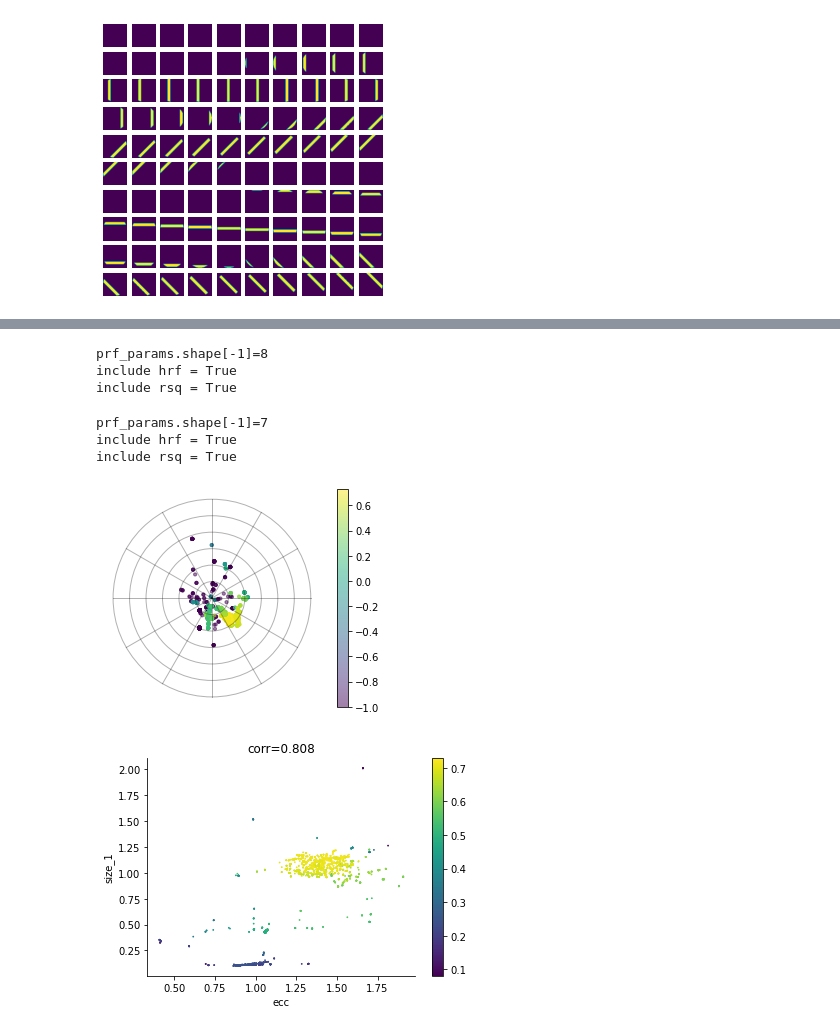
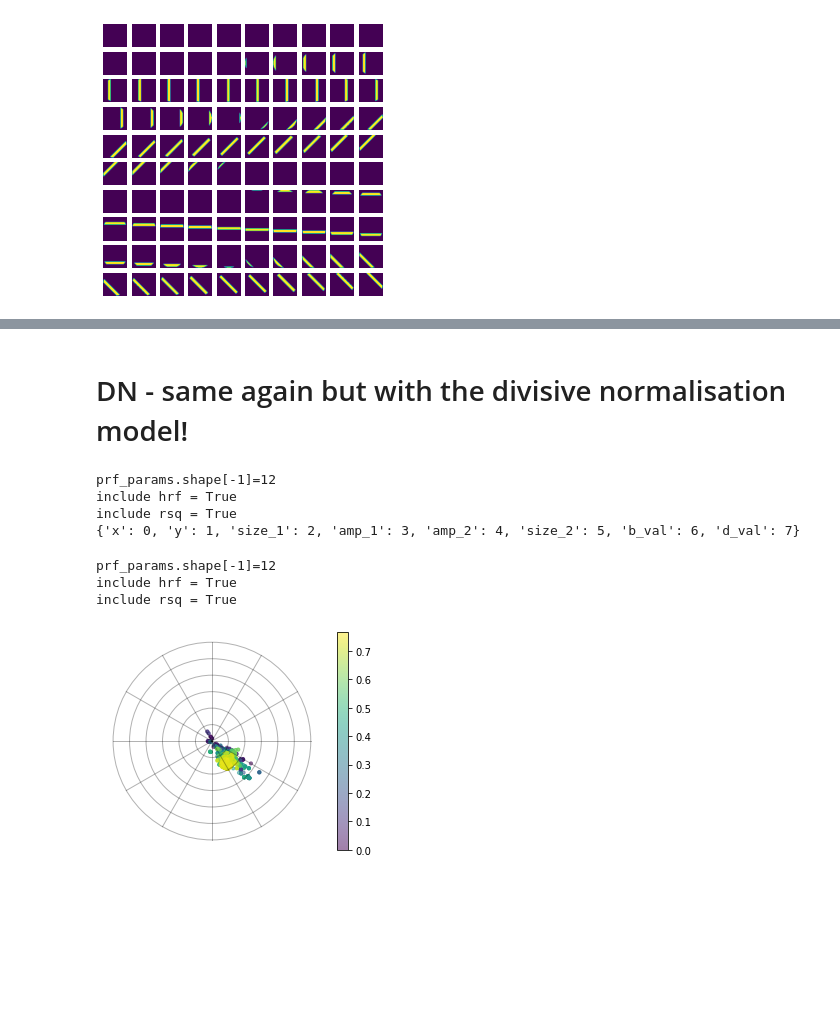
Before and after one commit to mdaghlian/prfpy_bayes, a Jupyter notebook: example_main.ipynb, the cells around one changed output, grey strips where cells are left out. Cells and saved outputs as stored; diff of their text form; code cells hidden in the pictures; blank space fills up the shorter version.

```diff
--- a/example_main.ipynb
+++ b/example_main.ipynb
@@ -37,7 +69,7 @@ Most of the time you shouldn't have to think about it...
 import numpy as np
 import matplotlib.pyplot as plt
 from prfpy.stimulus import PRFStimulus2D
-from prfpy.model import Iso2DGaussianModel
+from prfpy.model import Iso2DGaussianModel, Norm_Iso2DGaussianModel
 import os
 import yaml
 import pickle
@@ -64,7 +96,8 @@ prf_stim = PRFStimulus2D(
     )
 # Now we can make the model
 model = 'gauss'
-prfpy_model = Iso2DGaussianModel(stimulus=prf_stim, hrf=[1, 4.6, 0])
+g_model = Iso2DGaussianModel(stimulus=prf_stim, hrf=[1, 4.6, 0])
+dn_model = Norm_Iso2DGaussianModel(stimulus=prf_stim, hrf=[1, 4.6, 0])
 
 # If for some reason you do not have the original dimensions, but you do have the dov, you can use this calculator:
 # https://elvers.us/perception/visualAngle/ to make up some values for screen_size and distance, which will work...
@@ -80,55 +302,65 @@ The autoreload extension is already loaded. To reload it, use:
+# %% [markdown]
+# DN - same again but with the divisive normalisation model!
 # %%
 from prfpy_bayes.prf_bayes import BayesPRF
 # Start by making the bprf objects
-bprf = BayesPRF(
+Nbprf = BayesPRF(
     prf_params=None, # We could put in our best guess here, but we will let the model figure it out...
-    model = 'gauss',
-    prfpy_model=prfpy_model,
+    model = 'norm',
+    prfpy_model=dn_model,
     real_ts=psc_runs,
     )
-bounds = {
+Nbounds = {
     'x': [-5, 5],
     'y': [-5, 5],
     'size_1': [0.1, 10],
     'amp_1': [0, 100],
+    'size_2' : [0.1, 10],
+    'amp_2' : [0, 100],
+    'b_val' : [0, 100],
+    'd_val' : [0, 100],
     'bold_baseline': [0, 0],
-    'hrf_deriv' : [4.6, 4.6],
+    'hrf_deriv' : [4.6, 4.6], # Not going to fit the HRF, we have enough to deal with...
     'hrf_disp' : [0, 0],
 }
-bprf.add_priors_from_bounds(bounds)
-bprf.prep_info()
-bprf.fit_voxel(
-    initial_guess=[0,0,1,1],
-    idx=0,
-    n_walkers=10,
-    n_steps=500,
-    eps=1,
 
-)
+Nbprf.add_priors_from_bounds(Nbounds)
+Nbprf.prep_info()
+print(Nbprf.init_p_id)
 # %% [output]
-prf_params.shape[-1]=8
+prf_params.shape[-1]=12
 include hrf = True
 include rsq = True
+{'x': 0, 'y': 1, 'size_1': 2, 'amp_1': 3, 'amp_2': 4, 'size_2': 5, 'b_val': 6, 'd_val': 7}
-prf_params.shape[-1]=7
-include hrf = True
-include rsq = True
+# %%
+initial_guess = [
+    0, # x
+    0, # y
+    1, # size_1
+    2, # amp_1
+    1, # amp_2
+    2, # size_2
+    1, # b_val
+    10, # d_val
+]
+idx  = 0
+Nbprf.run_mcmc_fit(
+    initial_guess=initial_guess,
+    idx=idx,
+    n_walkers=30,
+    n_steps=500,
+)
+# %% [output]
+prf_params.shape[-1]=12
+include hrf = True
+include rsq = True
 # %%
-bprf.sampler[0].visual_field(
+Nbprf.sampler[idx].visual_field(
     dot_col='rsq',
-    th={},
+    th={'min-rsq':0},
     do_colbar=True,
-    dot_vmin=-1,
+    dot_vmin=0,
     dot_size=10,
 )
 # %% [output]
-[figure, old version]
+[figure, new version]
-# %%
-bprf.sampler[0].scatter(
-    'ecc', 'size_1', pc='rsq',
-    th={'min-rsq':0, 'min-step_id':50},
-    do_colbar=True,
-    dot_size=.6,
-    do_corr=True,
-)
-# %% [output]
-[figure, removed]
```
Also changed, not shown: parts of 27 cells of this notebook, 5 other files.
